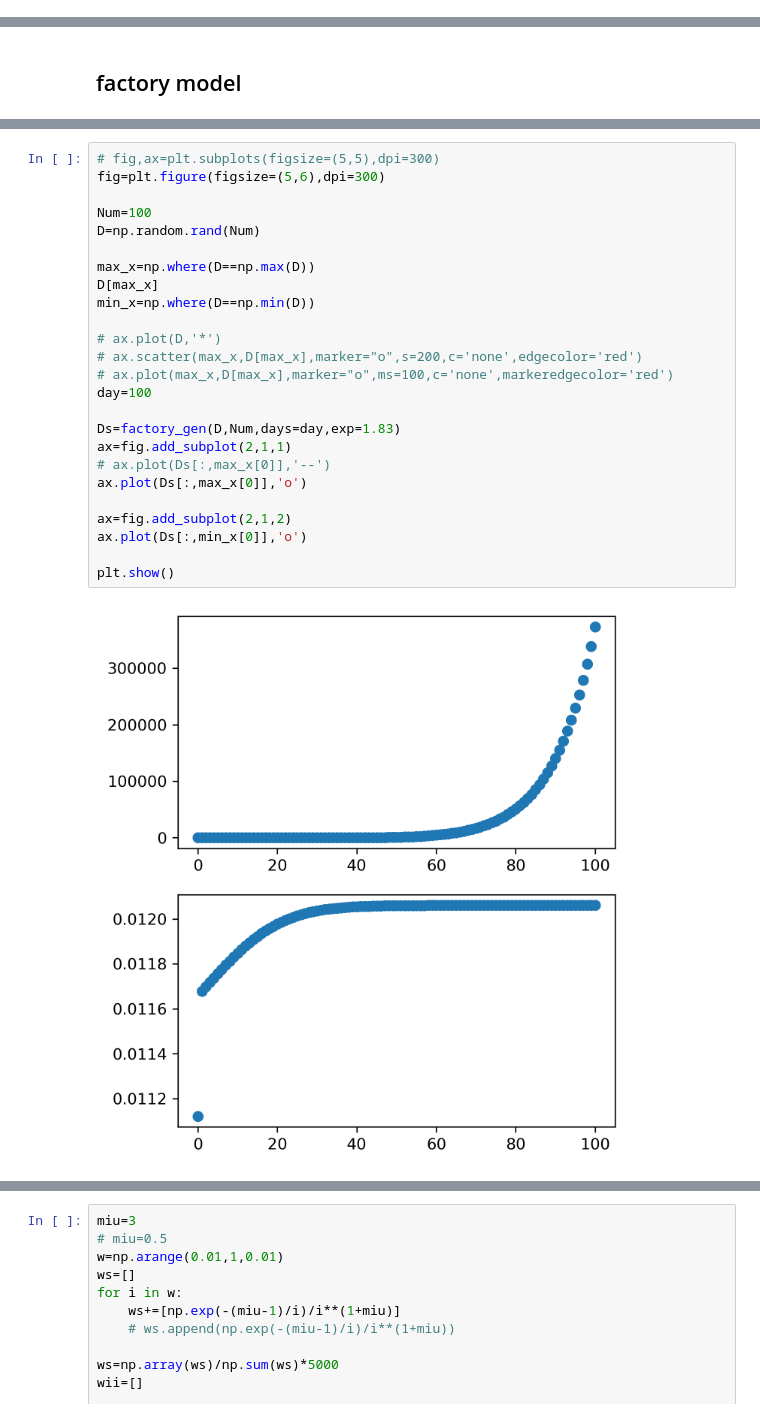
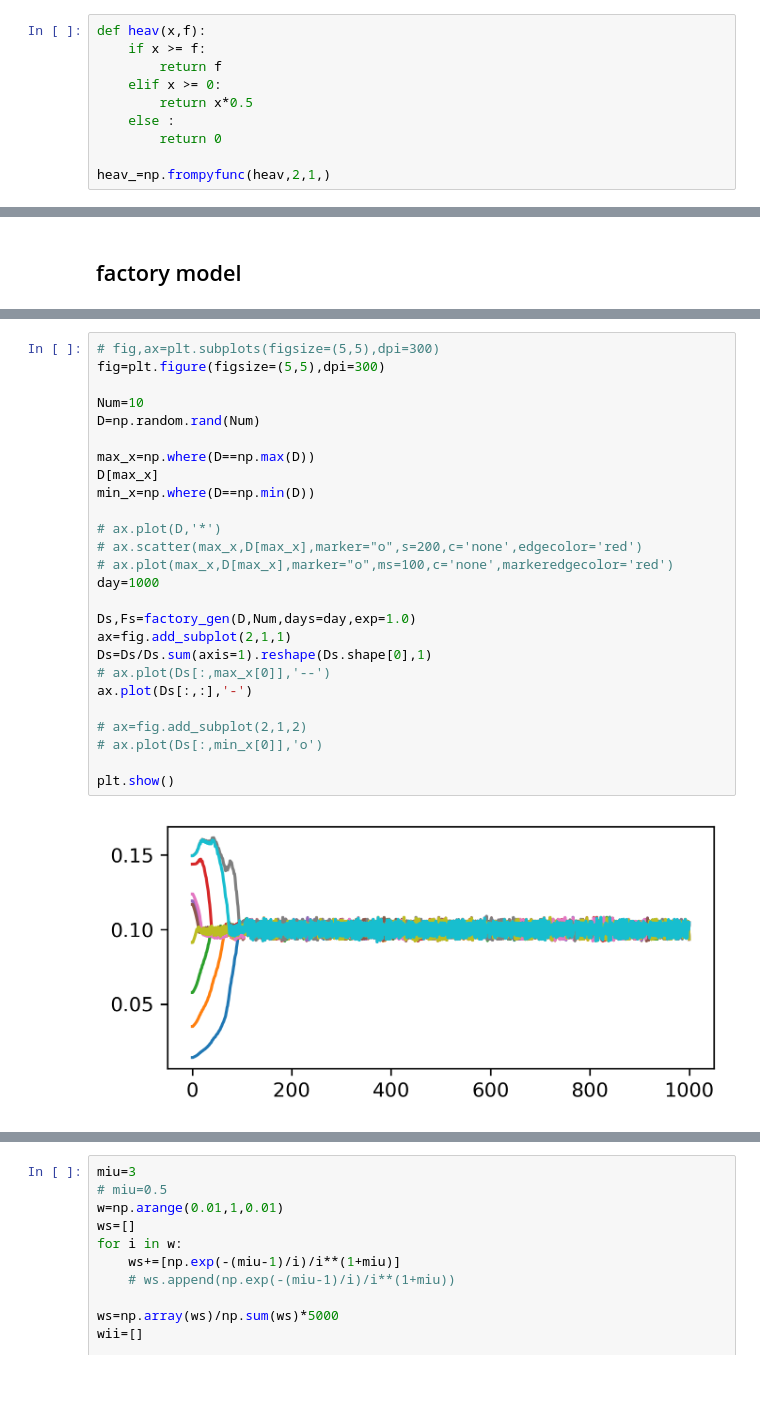
Before and after one commit to junw59/money_dynamic, a Jupyter notebook: money.ipynb, the cells around one changed output, grey strips where cells are left out. Saved outputs shown, nothing was run; the diff lists cells and outputs as text; blank space fills up the shorter version.

```diff
--- a/money.ipynb
+++ b/money.ipynb
@@ -5,0 +7,10 @@ import pandas as pd
+# %%
+def heav(x,f):
+    if x >= f:
+        return f
+    elif x >= 0:
+        return x*0.5
+    else :
+        return 0
+
+heav_=np.frompyfunc(heav,2,1,)
@@ -39,28 +85,29 @@ def factory_gen(D,Num,days=100,exp=1):
 # %%
 # fig,ax=plt.subplots(figsize=(5,5),dpi=300)
-fig=plt.figure(figsize=(5,6),dpi=300)
+fig=plt.figure(figsize=(5,5),dpi=300)
 
-Num=100
+Num=10
 D=np.random.rand(Num)
 
 max_x=np.where(D==np.max(D))
 D[max_x]
 min_x=np.where(D==np.min(D))
 
 # ax.plot(D,'*')
 # ax.scatter(max_x,D[max_x],marker="o",s=200,c='none',edgecolor='red')
 # ax.plot(max_x,D[max_x],marker="o",ms=100,c='none',markeredgecolor='red')
-day=100
+day=1000
 
-Ds=factory_gen(D,Num,days=day,exp=1.83)
+Ds,Fs=factory_gen(D,Num,days=day,exp=1.0)
 ax=fig.add_subplot(2,1,1)
+Ds=Ds/Ds.sum(axis=1).reshape(Ds.shape[0],1)
 # ax.plot(Ds[:,max_x[0]],'--')
-ax.plot(Ds[:,max_x[0]],'o')
+ax.plot(Ds[:,:],'-')
 
-ax=fig.add_subplot(2,1,2)
-ax.plot(Ds[:,min_x[0]],'o')
+# ax=fig.add_subplot(2,1,2)
+# ax.plot(Ds[:,min_x[0]],'o')
 
 plt.show()
 # %% [output]
-[figure, old version]
+[figure, new version]
 # %%
```
Also changed, not shown: parts of 22 cells of this notebook, 17 other files.
